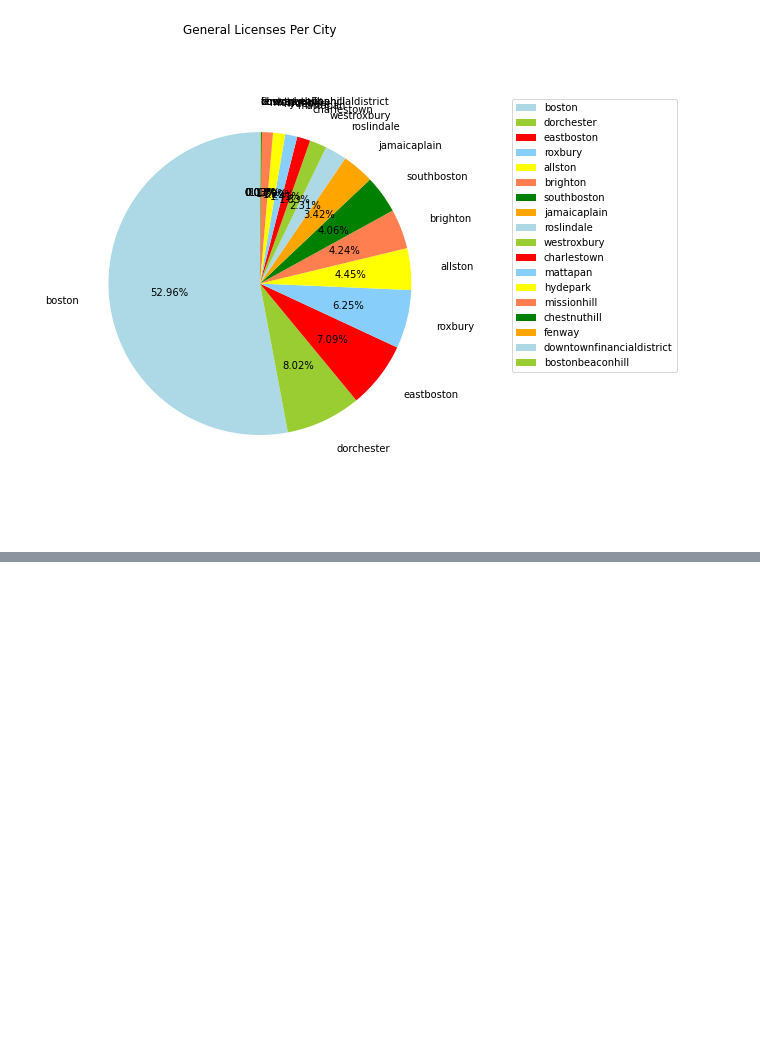
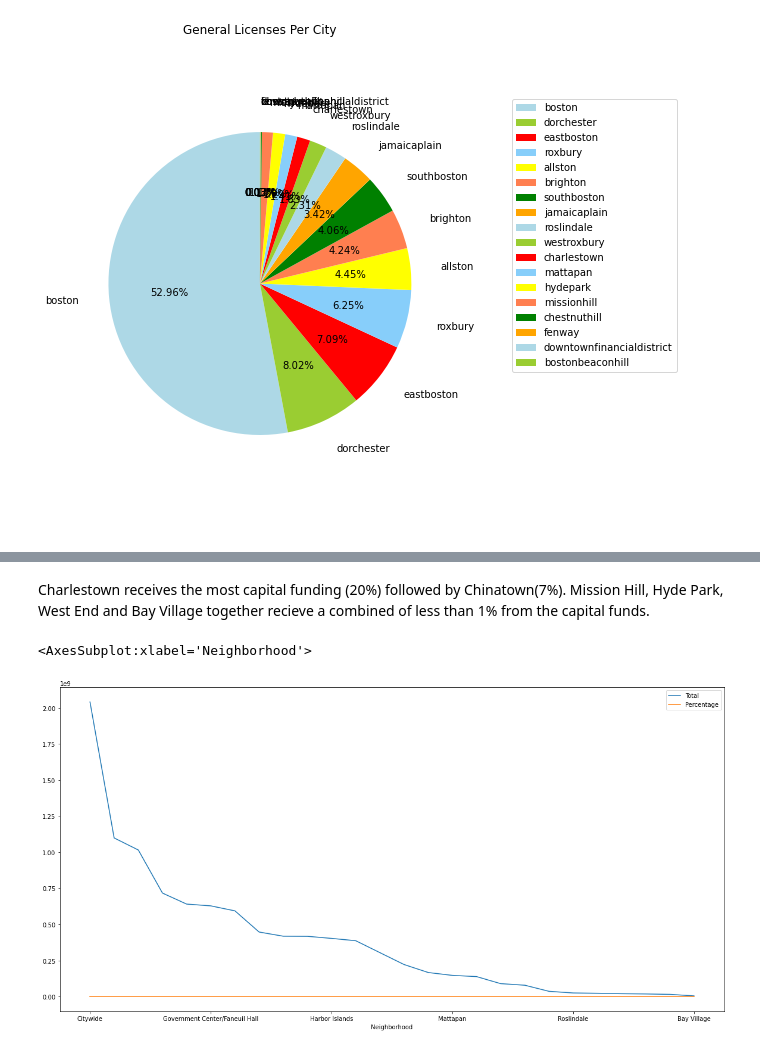
Before and after one commit to BU-Spark/ds-councilor-mejia-city-services, a Jupyter notebook: fall22-team-1/deliverable2/deliverable2.ipynb, the cells around one changed output, grey strips where cells are left out. Drawn from its saved outputs; the diff is of its cells as text; code cells hidden in the pictures; blank space fills up the shorter version.

```diff
--- a/fall22-team-1/deliverable2/deliverable2.ipynb
+++ b/fall22-team-1/deliverable2/deliverable2.ipynb
@@ -560,0 +572,10 @@ plt.show()
+# %%
+#cleaning
+import pandas as pd
+
+df = pd.read_csv('capital-fund.csv', encoding = "ISO-8859-1")
+for i in range(6, len(df.columns)):
+    df.iloc[:,i] = df.iloc[:,i].str.replace('-', '0').str.replace(',', '').astype(int)
+df = df.dropna()
+
+df
@@ -560,0 +596,9 @@ plt.show()
+# %%
+df['Total'] = df.iloc[:,6:].sum(axis=1)
+df = df.sort_values(by='Total', ascending=False)
+df_department = df[['Department', 'Total']]
+df_department = df_department.groupby('Department').sum()
+df_department = df_department.sort_values(by='Total', ascending=False)
+print('The total amount of capital budget (including expected future authorizations and grants) is: ', df_department['Total'].sum())
+df_department['Percentage'] = (df_department['Total']/df_department['Total'].sum())*100
+df_department
@@ -560,0 +631,6 @@ plt.show()
+# %%
+df_neighborhood = df[['Neighborhood', 'Total']]
+df_neighborhood = df_neighborhood.groupby('Neighborhood').sum(numeric_only=True)
+df_neighborhood = df_neighborhood.sort_values(by='Total', ascending=False)
+df_neighborhood['Percentage'] = (df_neighborhood['Total']/df_neighborhood['Total'].sum())*100
+df_neighborhood
@@ -560,0 +656,7 @@ plt.show()
+# %% [markdown]
+Charlestown receives the most capital funding (20%) followed by Chinatown(7%). Mission Hill, Hyde Park, West End and Bay Village together recieve a combined of less than 1% from the capital funds.
+# %%
+df_neighborhood.plot(figsize=(20, 10))
+# %% [output]
+<AxesSubplot:xlabel='Neighborhood'>
+[figure, added]
```
Also changed, not shown: parts of 11 cells of this notebook.
